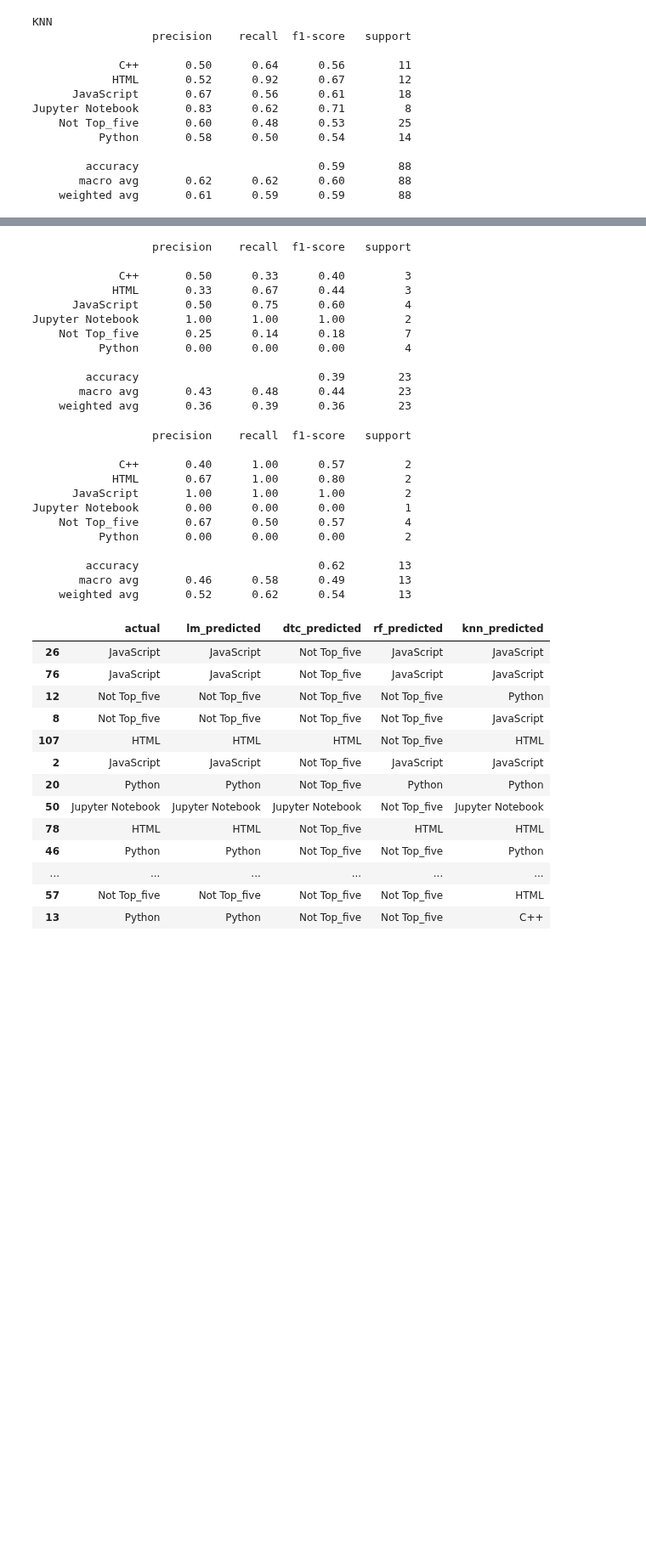
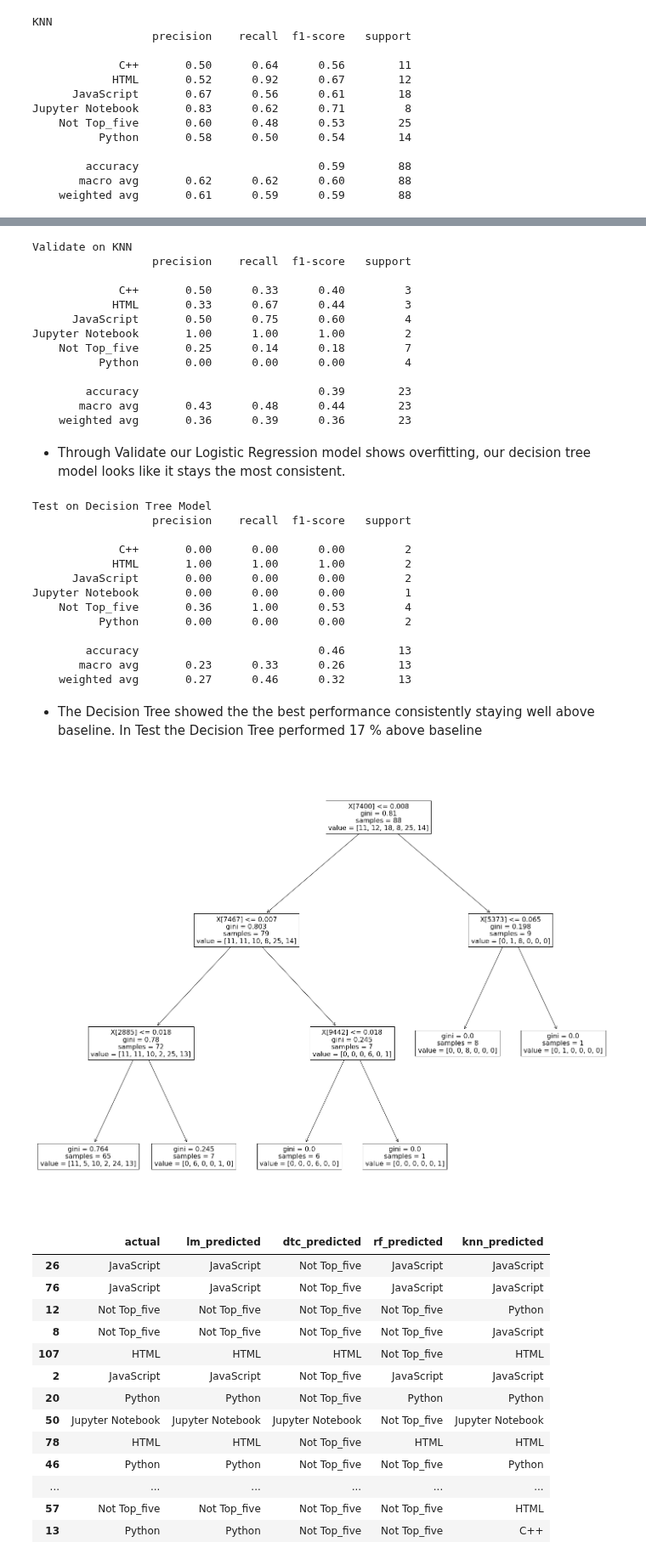
Before and after one commit to codeup-nlp/nlp-project, a Jupyter notebook: mathias_explore.ipynb, the cells around one changed output, grey strips where cells are left out. Shown at 85% size. Saved outputs shown, nothing was run; the diff lists cells and outputs as text; code cells hidden in the pictures; blank space fills up the shorter version.

```diff
--- a/mathias_explore.ipynb
+++ b/mathias_explore.ipynb
@@ -636,9 +636,13 @@ from sklearn.metrics import classification_report, accuracy_score
 # Set Random State
 rs = 1729
 # %%
+# Create a list of top five languages by appearance in the dataset
 top_five = ['JavaScript','Python','HTML','C++','Jupyter Notebook']
+# Create a new version of our df to transform for modeling
 model_me = data.copy()
-model_me['language'] = model_me.language.apply(lambda lang : lang if lang in top_five else "Not Top_five")
+# Rename the languages that are not in the top 5 "not_top_five"
+model_me['language'] = model_me.language.apply(lambda lang : lang if lang in top_five else "not_top_five")
+# show the distribution
 model_me.language.value_counts(normalize=True)
 # %% [output]
 Not Top_five        0.290323
@@ -823,8 +851,11 @@ Jupyter Notebook       0.00      0.00      0.00         2
        macro avg       0.13      0.18      0.13        23
     weighted avg       0.17      0.30      0.19        23
 # %%
+#Show the scores for validate on the KNN Model
+print('Validate on KNN')
 print(classification_report(validate.actual, validate.knn_predicted))
 # %% [output]
+Validate on KNN
                   precision    recall  f1-score   support
 
              C++       0.50      0.33      0.40         3
@@ -837,4 +868,6 @@ Jupyter Notebook       1.00      1.00      1.00         2
         accuracy                           0.39        23
        macro avg       0.43      0.48      0.44        23
     weighted avg       0.36      0.39      0.36        23
+# %% [markdown]
+- Through Validate our Logistic Regression model shows overfitting, our decision tree model looks like it stays the most consistent.
 # %%
@@ -842,18 +876,29 @@ test['knn_predicted'] = knn.predict(X_test)
 # %%
-print(classification_report(test.actual, test.knn_predicted))
+# Show the scores for test on the KNN Model
+print('Test on Decision Tree Model')
+print(classification_report(test.actual, test.dtc_predicted))
 # %% [output]
+Test on Decision Tree Model
                   precision    recall  f1-score   support
 
-             C++       0.40      1.00      0.57         2
-            HTML       0.67      1.00      0.80         2
-      JavaScript       1.00      1.00      1.00         2
+             C++       0.00      0.00      0.00         2
+            HTML       1.00      1.00      1.00         2
+      JavaScript       0.00      0.00      0.00         2
 Jupyter Notebook       0.00      0.00      0.00         1
-    Not Top_five       0.67      0.50      0.57         4
+    Not Top_five       0.36      1.00      0.53         4
           Python       0.00      0.00      0.00         2
 
-        accuracy                           0.62        13
-       macro avg       0.46      0.58      0.49        13
-    weighted avg       0.52      0.62      0.54        13
+        accuracy                           0.46        13
+       macro avg       0.23      0.33      0.26        13
+    weighted avg       0.27      0.46      0.32        13
+# %% [markdown]
+- The Decision Tree showed the the best performance consistently staying well above baseline. In Test the Decision Tree performed 17 % above baseline
+# %%
+plt.figure(figsize=(25,20))
+plot_tree(dtc)
+plt.show()
+# %% [output]
+[figure, added]
 # %%
 train
 # %% [output]
```
Also changed, not shown: parts of 22 cells of this notebook.
